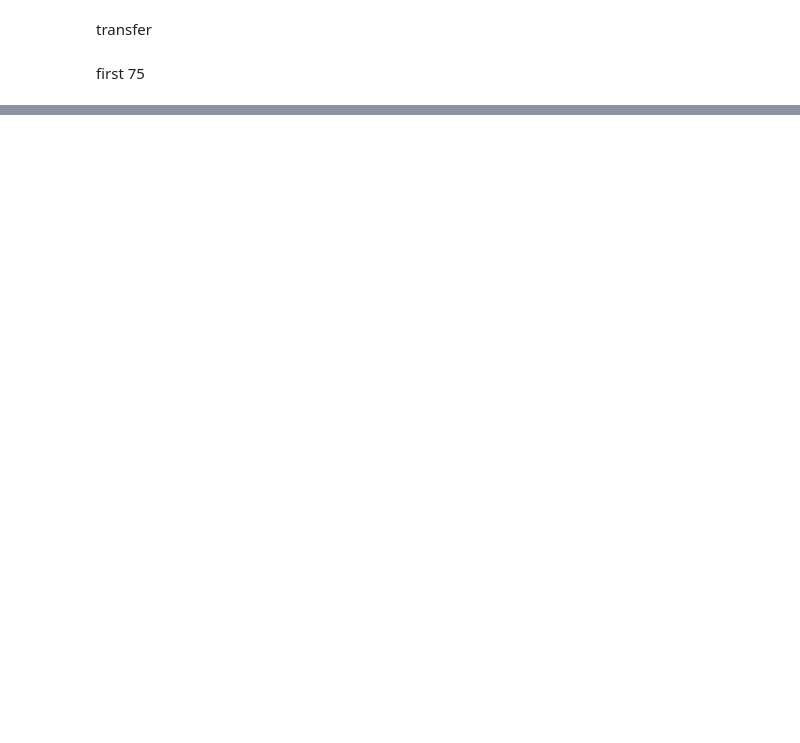
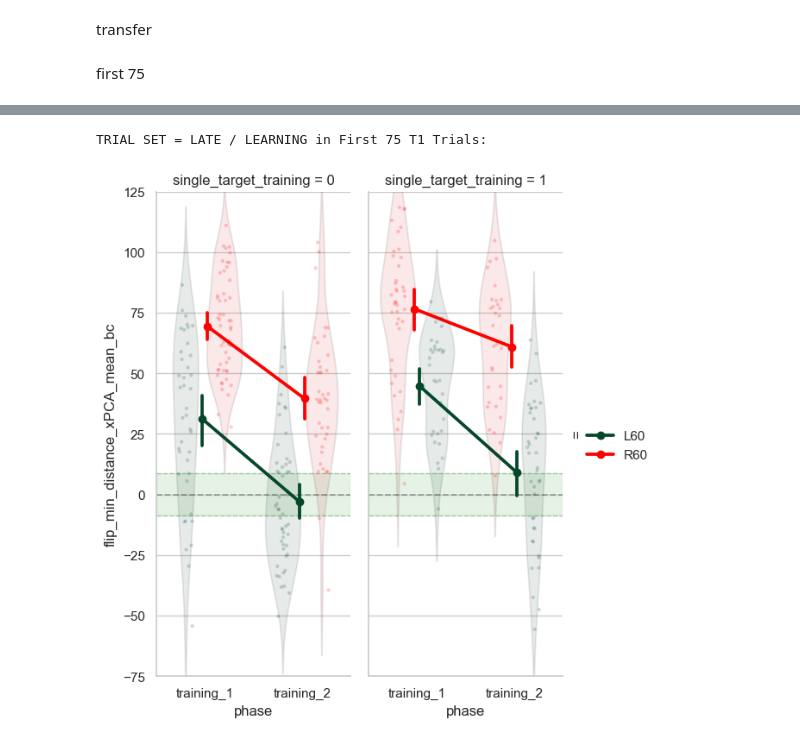
Before and after one commit to jacobjb02/vr-motor-adaptation-notebooks, a Jupyter notebook: Notebook/PY_Single_vs_Dual_generalization.ipynb, the cells around one changed output, grey strips where cells are left out. Cells and saved outputs as stored; diff of their text form; code cells hidden in the pictures; blank space fills up the shorter version.

```diff
--- a/Notebook/PY_Single_vs_Dual_generalization.ipynb
+++ b/Notebook/PY_Single_vs_Dual_generalization.ipynb
@@ -31,3 +31,11 @@ df_early_late_single_3_f75 = pd.read_csv("../data/spatial_generalization/early_l
 
 # all
 df_early_late_single_3_all = pd.read_csv("../data/spatial_generalization/early_late_phase_2_PCA_error_novel_TU_3.0M_spatial_generalization_novel_TD_3.0M_spatial_generalization_speed_neg3_0.csv")
+
+# combined
+df_combined = pd.concat([df_early_late_dual_3, df_early_late_single_3_all])
+
+# add new column to distinguish experiments
+df_combined['single_target_training'] = df_combined['experiment'].str.contains('novel_TD_3.0M_spatial_generalization|novel_TU_3.0M_spatial_generalization').astype(int)
+# add column to differ ppid by experiemnt
+df_combined['new_ppid'] = df_combined['ppid_full'].astype(str) + "_" + df_combined['single_target_training'].astype(str)
@@ -129,0 +158,18 @@ EARLY PERFORMANCE / TAREGET ACROSS PHASES
+# %%
+df_combined_early = df_combined[
+    (df_combined['trial_set'] == 'early') &
+    (df_combined['target_x_label'].isin(['L60','R60']))
+]
+
+print("TRIAL SET = LATE / LEARNING in First 75 T1 Trials:")
+from src.plotting import plot_slopes
+plot_slopes(df_combined_early,
+                         x_col='phase',
+                         y_col='flip_min_distance_xPCA_mean_bc',
+                         hue_var='target_x_label',
+                         facet_col='single_target_training',
+                         facet_row= None
+                            )
+# %% [output]
+TRIAL SET = LATE / LEARNING in First 75 T1 Trials:
+[figure, added]
```
Also changed, not shown: parts of 5 cells of this notebook, 4 other files.
